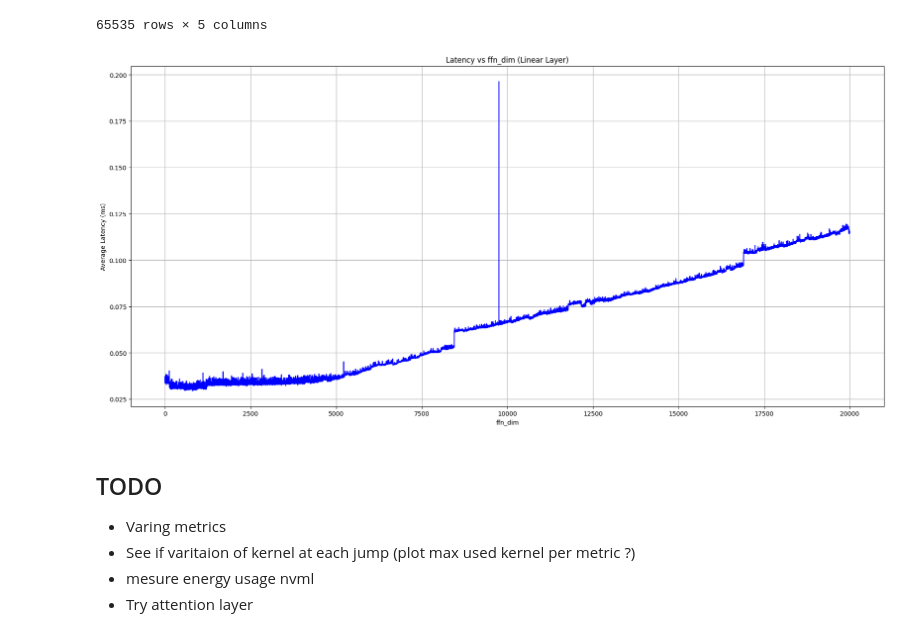
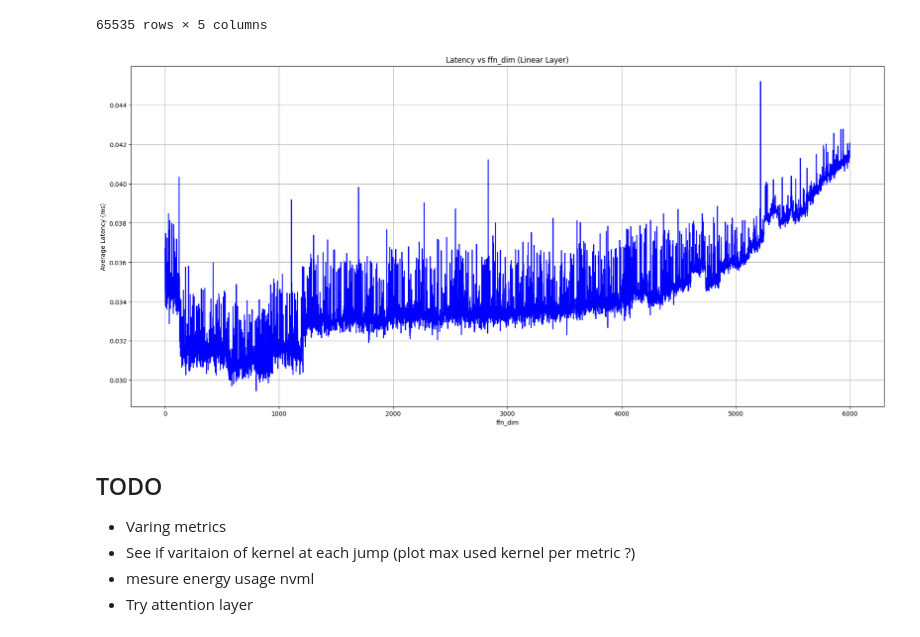
Before and after one commit to JulienDelavande/benchlab, a Jupyter notebook: microbench/test.ipynb, the cells around one changed output. Saved outputs shown, nothing was run; the diff lists cells and outputs as text; code cells hidden in the pictures.

```diff
--- a/microbench/test.ipynb
+++ b/microbench/test.ipynb
@@ -145,21 +147,22 @@ df
 | 65534 | 4096 | 65535 | 1 | 1 | 0.346986 |
 65535 rows × 5 columns
 # %%
+MAX_METRIC_VALUE = 6000
 df = df[df[METRIC] < MAX_METRIC_VALUE]
 metric = df[METRIC].values
 avg_latencies = df["avg_latency_ms"].values
 
 
 plt.figure(figsize=(22, 10))
 plt.plot(metric, avg_latencies, linestyle='-', color='b')
 plt.xlabel(METRIC)
 plt.ylabel("Average Latency (ms)")
 plt.title(f"Latency vs {METRIC} (Linear Layer)")
 plt.grid(True)
-plt.savefig(f"{NAME_OUTPUT}.png")
+#plt.savefig(f"{NAME_OUTPUT}.png")
 plt.show()
 # %% [output]
-[figure, old version]
+[figure, new version]
 # %% [markdown]
 ## TODO
 - Varing metrics
```
Also changed, not shown: parts of 8 cells of this notebook, 12 other files.
